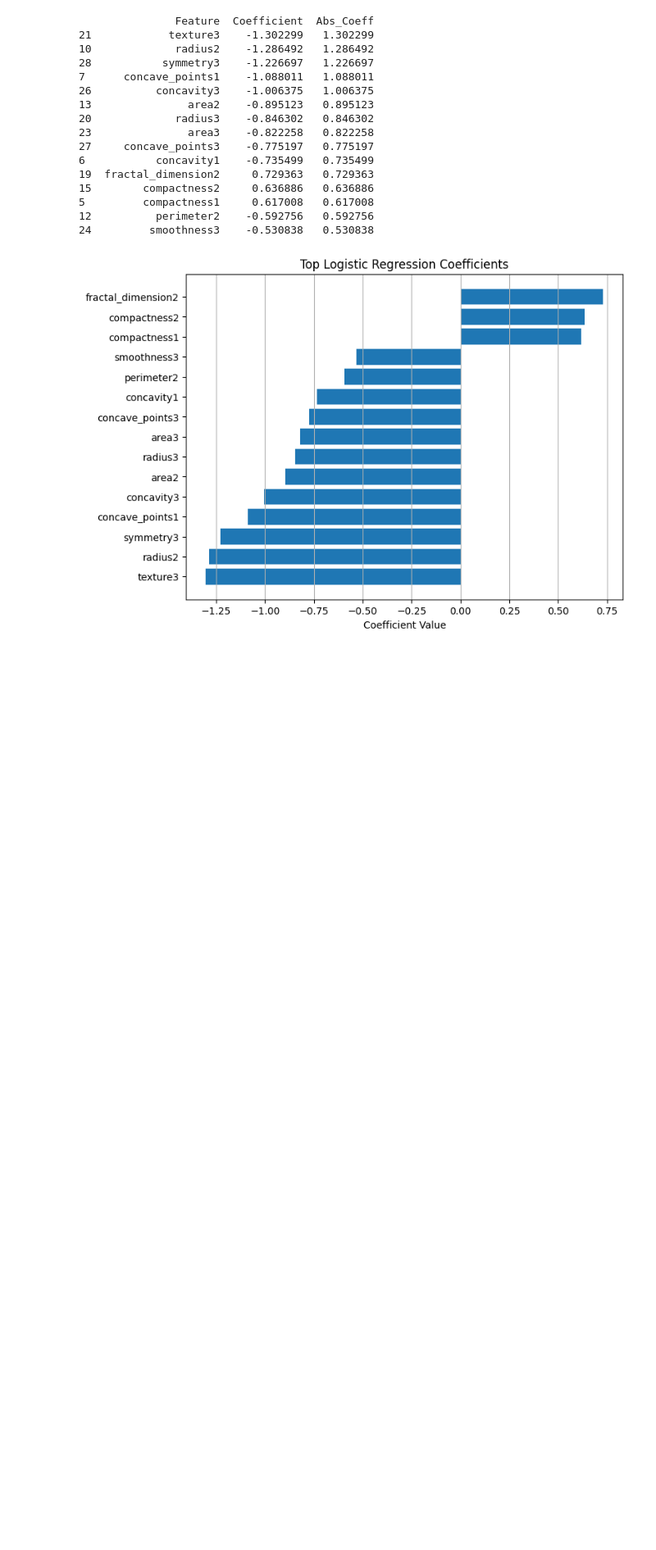
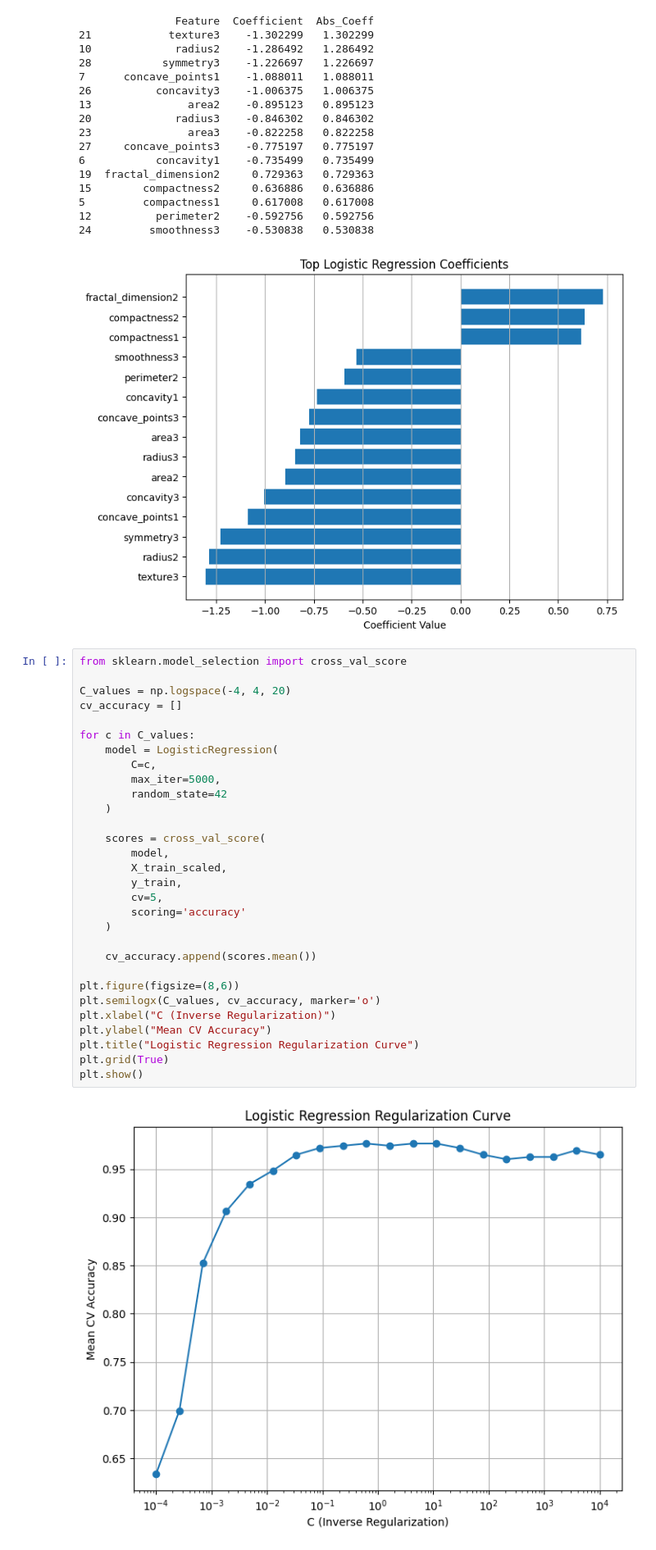
Before and after one commit to Jbaner/OMDSModC_Capstone_Project, a Jupyter notebook: OMDS_ModC_Week4_Banerjee_Jayeeta.ipynb, the cells around one changed output. Shown at 82% size. Drawn from its saved outputs; the diff is of its cells as text; blank space fills up the shorter version.

```diff
--- a/OMDS_ModC_Week4_Banerjee_Jayeeta.ipynb
+++ b/OMDS_ModC_Week4_Banerjee_Jayeeta.ipynb
@@ -284,3 +297,35 @@ plt.show()
 12          perimeter2    -0.592756   0.592756
 24         smoothness3    -0.530838   0.530838
 [figure]
+# %%
+from sklearn.model_selection import cross_val_score
+
+C_values = np.logspace(-4, 4, 20)
+cv_accuracy = []
+
+for c in C_values:
+    model = LogisticRegression(
+        C=c,
+        max_iter=5000,
+        random_state=42
+    )
+
+    scores = cross_val_score(
+        model,
+        X_train_scaled,
+        y_train,
+        cv=5,
+        scoring='accuracy'
+    )
+
+    cv_accuracy.append(scores.mean())
+
+plt.figure(figsize=(8,6))
+plt.semilogx(C_values, cv_accuracy, marker='o')
+plt.xlabel("C (Inverse Regularization)")
+plt.ylabel("Mean CV Accuracy")
+plt.title("Logistic Regression Regularization Curve")
+plt.grid(True)
+plt.show()
+# %% [output]
+[figure, added]
```
Also changed, not shown: parts of 1 cell of this notebook.
